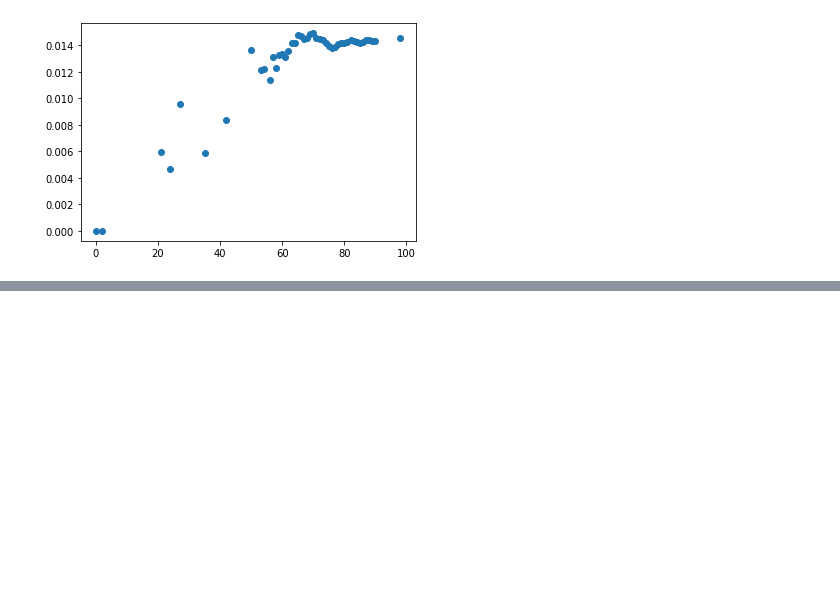
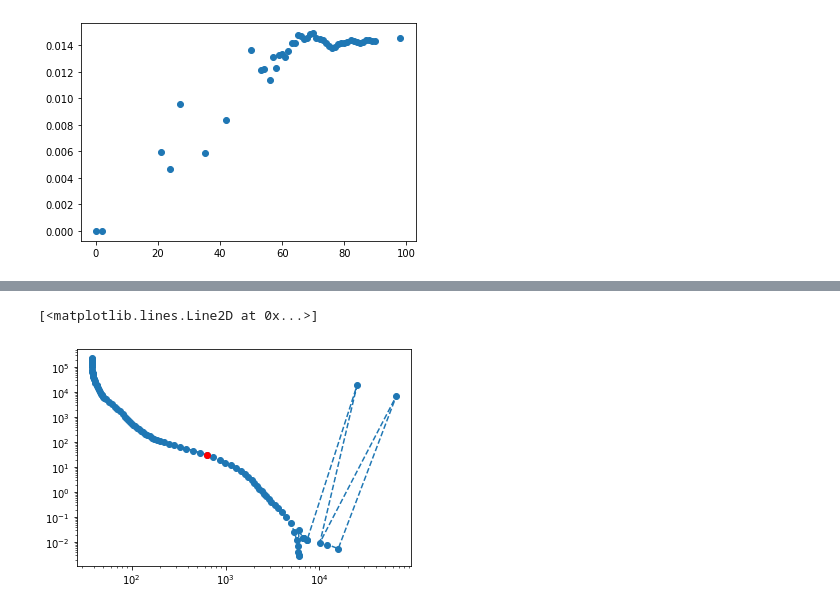
Before and after one commit to dwu402/pypei, a Jupyter notebook: samoa-data.ipynb, the cells around one changed output, grey strips where cells are left out. Cells and saved outputs as stored; diff of their text form; code cells hidden in the pictures; blank space fills up the shorter version.

```diff
--- a/samoa-data.ipynb
+++ b/samoa-data.ipynb
@@ -176,9 +196,12 @@ Objective...............:
 # %%
 fsvals = np.array([(float(f1_ex(s['x'])), float(f2_ex(s['x']))) for s in sols])
 # %%
-idx = 10
+idx = 60
 plt.loglog(*fsvals.T, 'o--',)
 plt.loglog(*fsvals[idx], 'ro')
+# %% [output]
+[<matplotlib.lines.Line2D at 0x...>]
+[figure, added]
 # %%
 plt.figure(figsize=[13,8])
 plt.plot(prange, [float(s['x'][-6]) for s in sols], 'o-', label=r'$\beta$')
```
Also changed, not shown: parts of 29 cells of this notebook, 1 other file.
